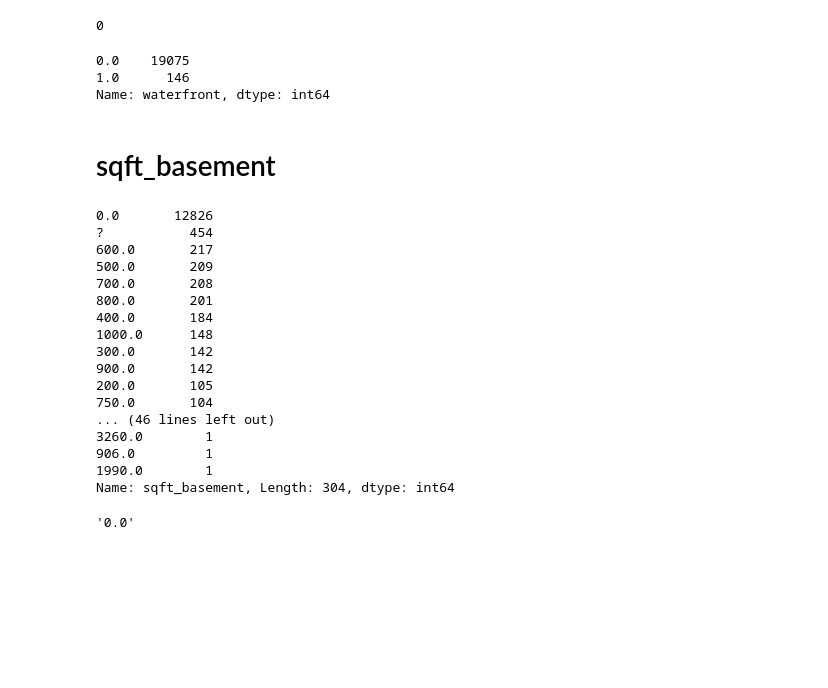
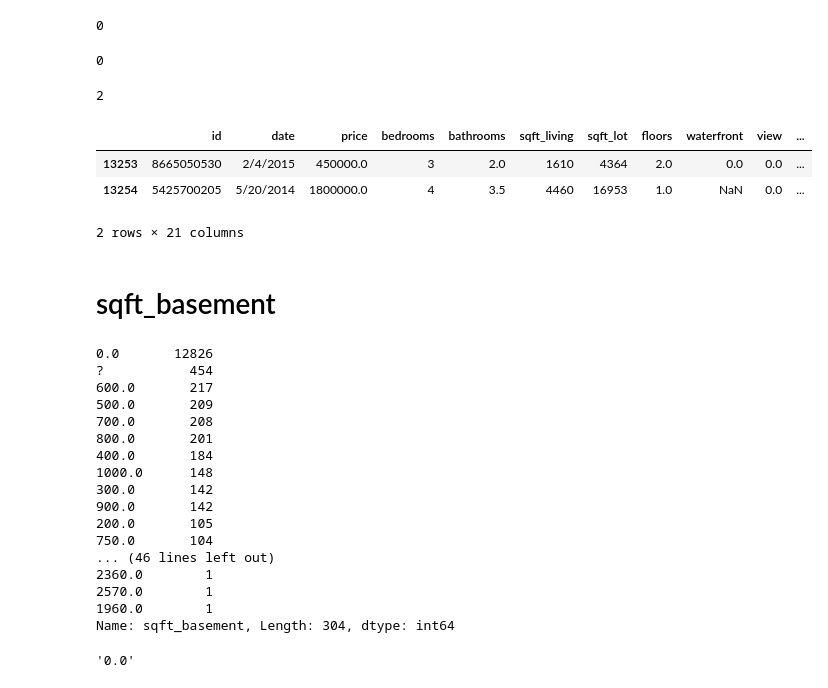
Before and after one commit to AnnikaNoren/post_graduate_project, a Jupyter notebook: KingCountyRedo.ipynb, the cells around one changed output. Cells and saved outputs as stored; diff of their text form; code cells hidden in the pictures; blank space fills up the shorter version.

Commit message:
Working on a problem with nulls in the waterfront column

```diff
--- a/KingCountyRedo.ipynb
+++ b/KingCountyRedo.ipynb
@@ -112,22 +121,35 @@ df.waterfront.isnull().sum()
 # %% [output]
 2376
 # %%
-# drop null
-df.waterfront.dropna(inplace=True)
+# drop null values
+
+# this does not work
+df.waterfront.dropna(axis=0,inplace=True)
+
+#df = df.dropna(axis=0, subset=['waterfront'])
 # %%
 df.waterfront.isna().sum()
 # %% [output]
 0
+# %%
+df.waterfront.isnull().sum()
+# %% [output]
+0
 # %%
-df.waterfront.value_counts()
+df.waterfront.value_counts().nunique()
 # %% [output]
-0.0    19075
-1.0      146
-Name: waterfront, dtype: int64
+2
+# %%
+df.iloc[13253:13255]
+# %% [output]
+|  | id | date | price | bedrooms | bathrooms | sqft_living | sqft_lot | floors | waterfront | view | ... |
+| 13253 | 8665050530 | 2/4/2015 | 450000.0 | 3 | 2.0 | 1610 | 4364 | 2.0 | 0.0 | 0.0 | ... |
+| 13254 | 5425700205 | 5/20/2014 | 1800000.0 | 4 | 3.5 | 4460 | 16953 | 1.0 | NaN | 0.0 | ... |
+2 rows × 21 columns
 # %% [markdown]
 # sqft_basement
 # %%
-df.sqft_basement.value_counts()
+df.sqft_basement.value_counts(sort=True)
 # %% [output]
 0.0       12826
 ?           454
@@ -142,9 +164,9 @@ df.sqft_basement.value_counts()
 200.0       105
 750.0       104
 ... (46 lines left out)
-3260.0        1
-906.0         1
-1990.0        1
+2360.0        1
+2570.0        1
+1960.0        1
 Name: sqft_basement, Length: 304, dtype: int64
 # %%
 df.sqft_basement.min()
```
Also changed, not shown: parts of 7 cells of this notebook.
